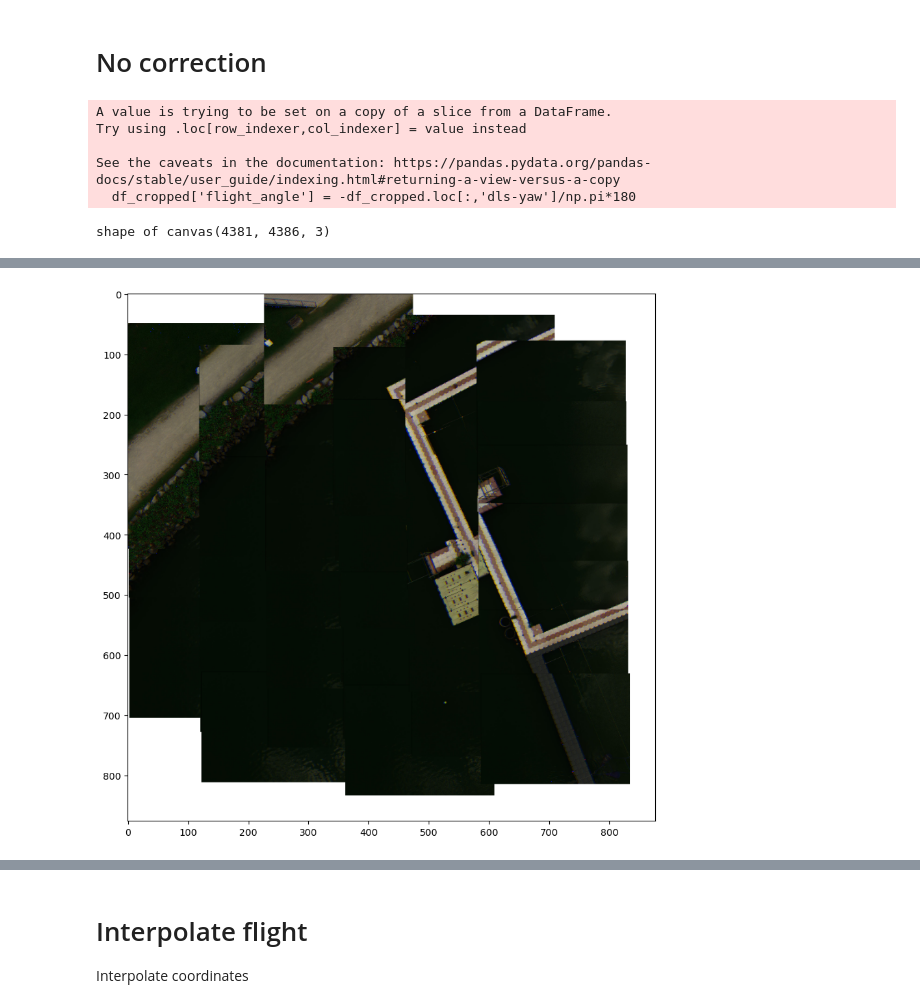
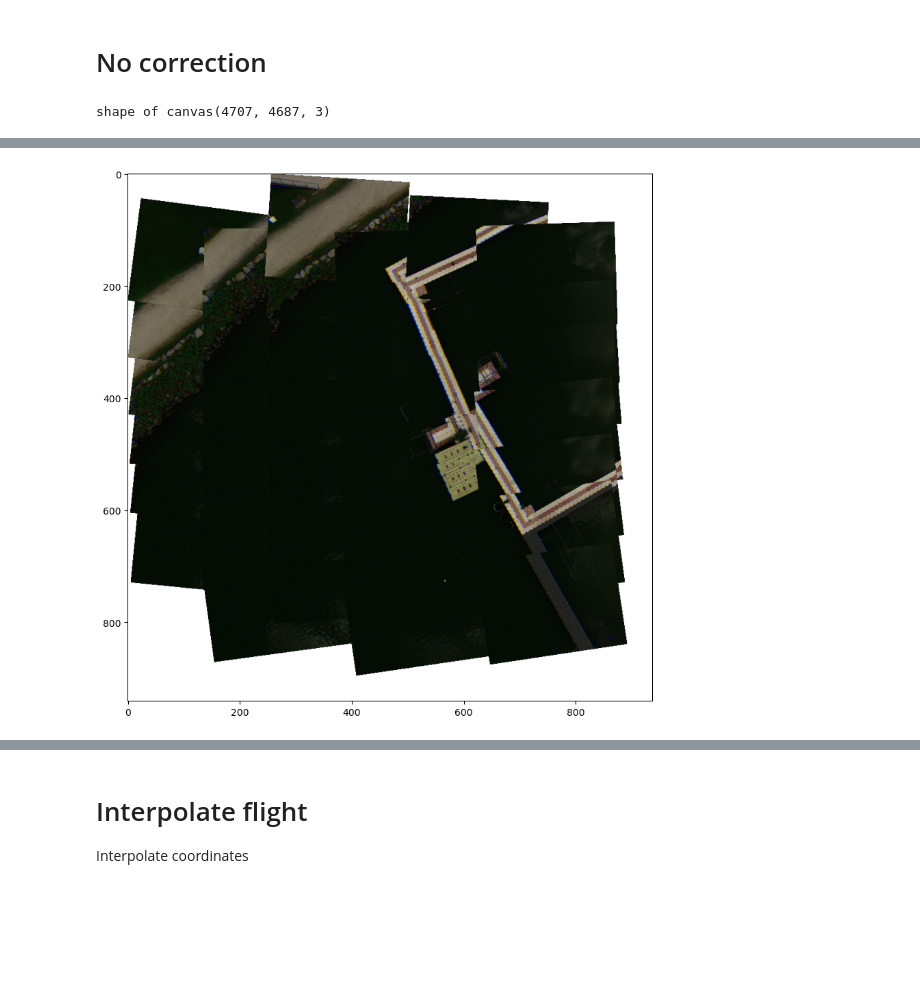
Before and after one commit to pakhuiying/micasense_georeferencing, a Jupyter notebook: interpolateCoordinateCorrection.ipynb, the cells around one changed output, grey strips where cells are left out. Saved outputs shown, nothing was run; the diff lists cells and outputs as text; code cells hidden in the pictures; blank space fills up the shorter version.

Commit message:
update PlotGeoreference API

```diff
--- a/interpolateCoordinateCorrection.ipynb
+++ b/interpolateCoordinateCorrection.ipynb
@@ -96,17 +96,15 @@ print(flight_points)
 # %% [markdown]
 # No correction
 # %%
-DEM_offset_height = 23
+DEM_offset_height = height_min
 df_cropped = log.iloc[flight_points,:]
-df_cropped['flight_angle'] = -df_cropped.loc[:,'dls-yaw']/np.pi*180
-fp_list = [os.path.join(imagePath,'thumbnails',f'{os.path.splitext(fn)[0]}.jpg') for fn in df_cropped['image_name'].tolist()]
-if all([os.path.exists(fp) for fp in fp_list]):
-    PG = FlightAttributes.PlotGeoreference(df_cropped,fp_list,DEM_offset_height = DEM_offset_height)
-    im_display = PG.plot_georeference(reduction_factor=5,plot=True)
+#----------------append flight angle---------------------------------------------
+df_cropped.loc[:,['flight_angle']] = -df_cropped['dls-yaw']/np.pi*180
+#-----------adjust UAV's altitude instead of using GPS's altitude reading--------
+df_cropped.loc[:,['altitude']] = df_cropped.loc[:,['altitude']] - DEM_offset_height
+# georeference using mpl
+PG = FlightAttributes.PlotGeoreference(imagePath,df_cropped)
+im_display = PG.plot_georeference(reduction_factor=5,plot=True)
+df_cropped.head()
 # %% [output]
-A value is trying to be set on a copy of a slice from a DataFrame.
-Try using .loc[row_indexer,col_indexer] = value instead
-
-See the caveats in the documentation: https://pandas.pydata.org/pandas-docs/stable/user_guide/indexing.html#returning-a-view-versus-a-copy
-  df_cropped['flight_angle'] = -df_cropped.loc[:,'dls-yaw']/np.pi*180
+shape of canvas(4707, 4687, 3)
-shape of canvas(4381, 4386, 3)
@@ -113 +117 @@ shape of canvas(4381, 4386, 3)
-[figure, old version]
+[figure, new version]
```
Also changed, not shown: parts of 6 cells of this notebook, 2 other files.
